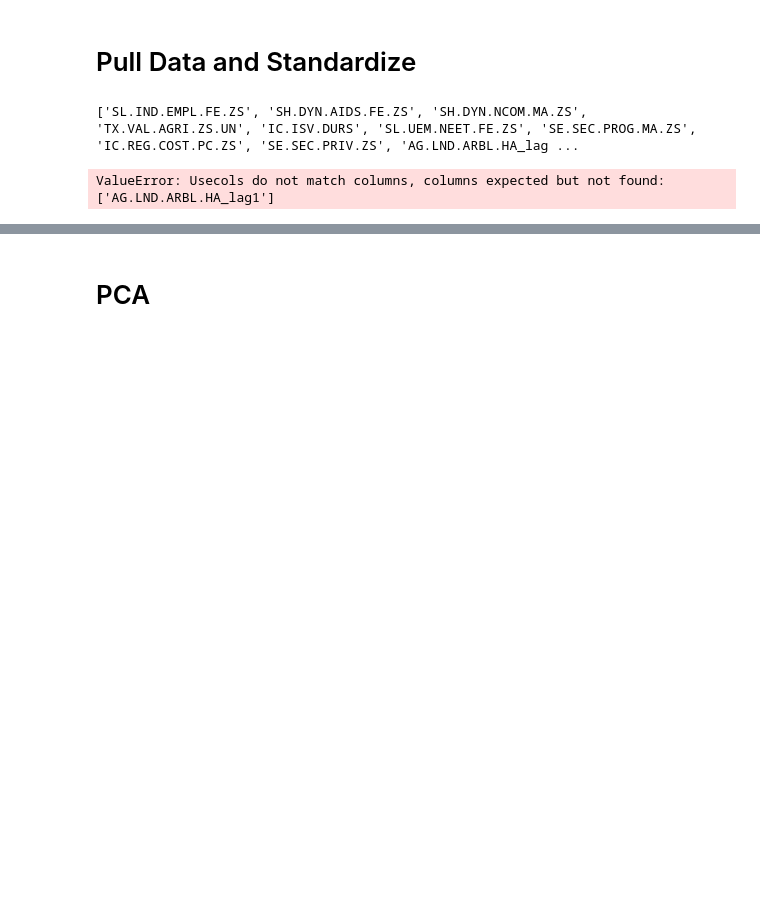
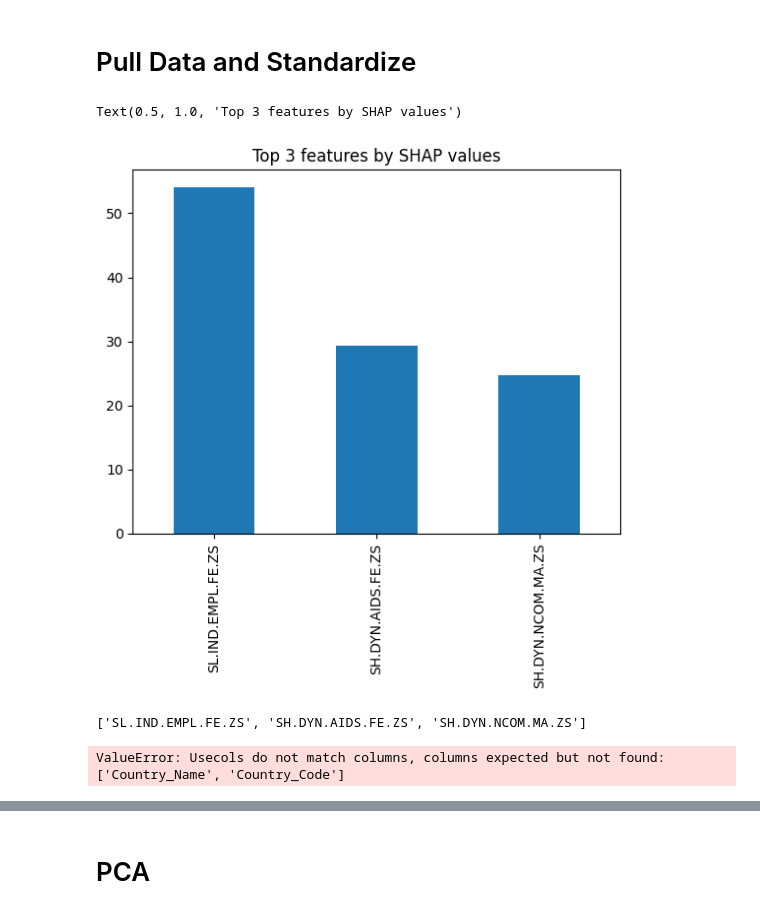
Before and after one commit to garrettwflowers/wdi-income-inequality, a Jupyter notebook: downstream_clustering_ncv.ipynb, the cells around one changed output, grey strips where cells are left out. Cells and saved outputs as stored; diff of their text form; code cells hidden in the pictures; blank space fills up the shorter version.

Commit message:
downstream clustering

```diff
--- a/downstream_clustering_ncv.ipynb
+++ b/downstream_clustering_ncv.ipynb
@@ -18,12 +22,24 @@ from sklearn.metrics import silhouette_score
 DATE_RANGE = '2000_to_2020'
 
 DATA_PATH = f'input/imputed/df_wide_knn_imputed_{DATE_RANGE}.csv'
-FEATURE_IMPORTANCE_PATH = f'output/feature_importance_NCV/ensemble_feature_importances_bottom10_{DATE_RANGE}.csv'
+SHAP_VALUES_PATH = f'output/feature_importance/ensemble_shap_values_bottom10_{DATE_RANGE}.csv'
 
 # PCA params
-N_FEATURES = 10
+N_FEATURES = 3
 N_COMPONENTS = 2
 
-# DBSCAN params
-EPSILON = 0.2
-MIN_SAMPLES = 3
+# t-SNE params
+PERPLEXITY = 50
+N_ITER = 1000
+
+# DBSCAN - PCA params
+PCA_EPSILON = 0.1
+PCA_MIN_SAMPLES = 3
+
+#DBSCAN - t-SNE params
+TSNE_EPSILON = 3.5
+TSNE_MIN_SAMPLES = 3
+
+# New - Average clustering params
+AVG_PCA_EPSILON = 0.15  # Slightly larger epsilon for average clustering
+AVG_TSNE_EPSILON = 4.0
@@ -30,17 +103,25 @@ MIN_SAMPLES = 3
 # %% [markdown]
 # Pull Data and Standardize
+# %%
+# get data
+df_shap = pd.read_csv(SHAP_VALUES_PATH)
+df_shap_pivot = df_shap.abs().sum(axis=0).sort_values(ascending=False).head(N_FEATURES)
+df_shap_pivot.plot(kind='bar')
+plt.title(f'Top {N_FEATURES} features by SHAP values')
+# %% [output]
+Text(0.5, 1.0, 'Top 3 features by SHAP values')
+[figure, added]
 # %%
-# get data
-top_features = pd.read_csv(FEATURE_IMPORTANCE_PATH).head(N_FEATURES)['Feature'].tolist()
+top_features = df_shap_pivot.index.tolist()
 print(top_features)
 
-data = pd.read_csv(DATA_PATH, usecols=['Country Name', 'Country Code', 'Year'] + top_features)
+data = pd.read_csv(DATA_PATH, usecols=['Country_Name', 'Country_Code', 'Year'] + top_features)
 display(data)
 data_features = data[top_features]
 data_labels = data[['Country Name', 'Country Code', 'Year']]
 # %% [output]
-['SL.IND.EMPL.FE.ZS', 'SH.DYN.AIDS.FE.ZS', 'SH.DYN.NCOM.MA.ZS', 'TX.VAL.AGRI.ZS.UN', 'IC.ISV.DURS', 'SL.UEM.NEET.FE.ZS', 'SE.SEC.PROG.MA.ZS', 'IC.REG.COST.PC.ZS', 'SE.SEC.PRIV.ZS', 'AG.LND.ARBL.HA_lag ...
+['SL.IND.EMPL.FE.ZS', 'SH.DYN.AIDS.FE.ZS', 'SH.DYN.NCOM.MA.ZS']
-ValueError: Usecols do not match columns, columns expected but not found: ['AG.LND.ARBL.HA_lag1']
+ValueError: Usecols do not match columns, columns expected but not found: ['Country_Name', 'Country_Code']
 # %%
 # Drop NAs if applicable
 print(f"Shape of data: {data_features.shape}")
```
Also changed, not shown: parts of 31 cells of this notebook, 4 other files.
